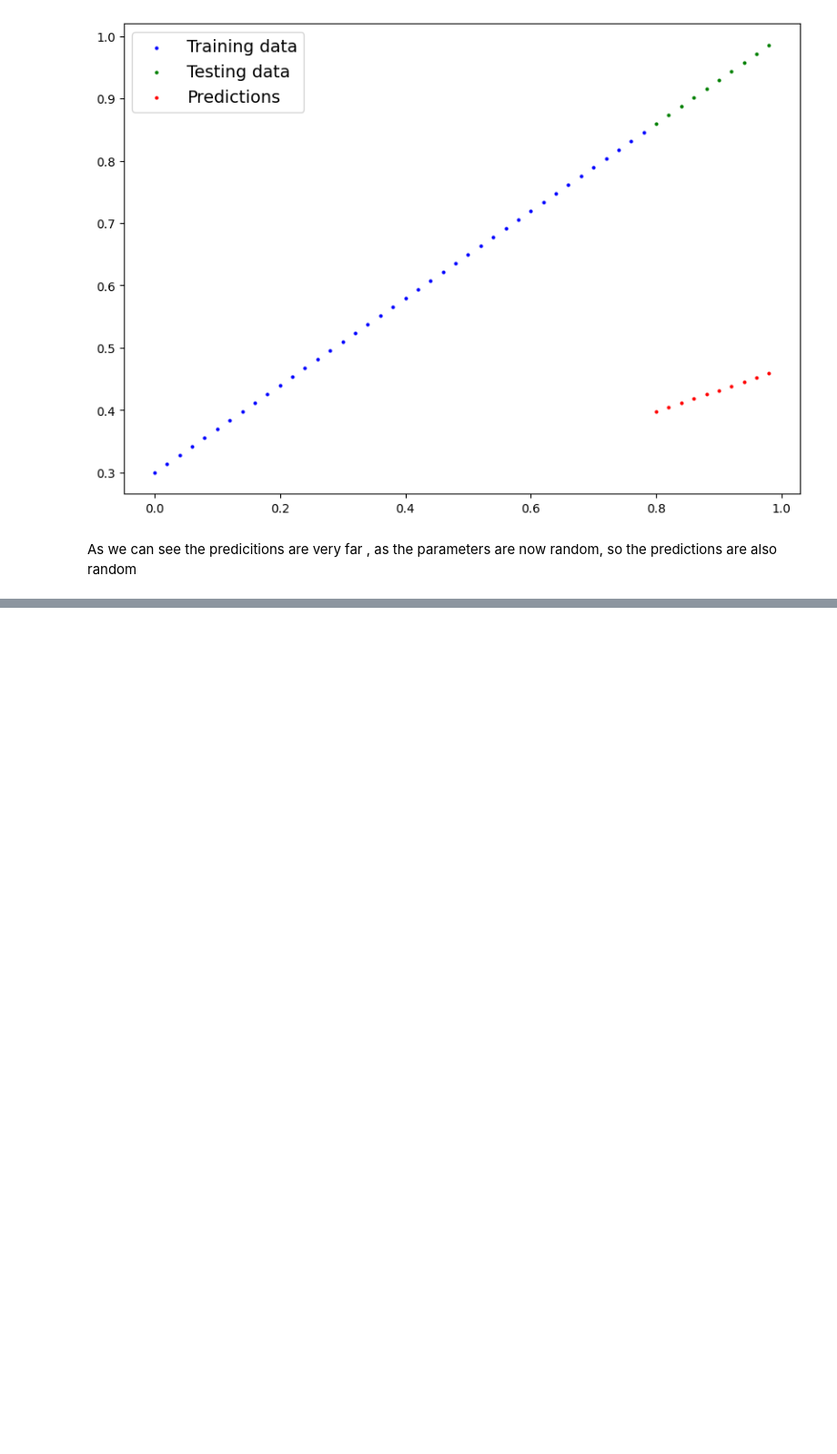
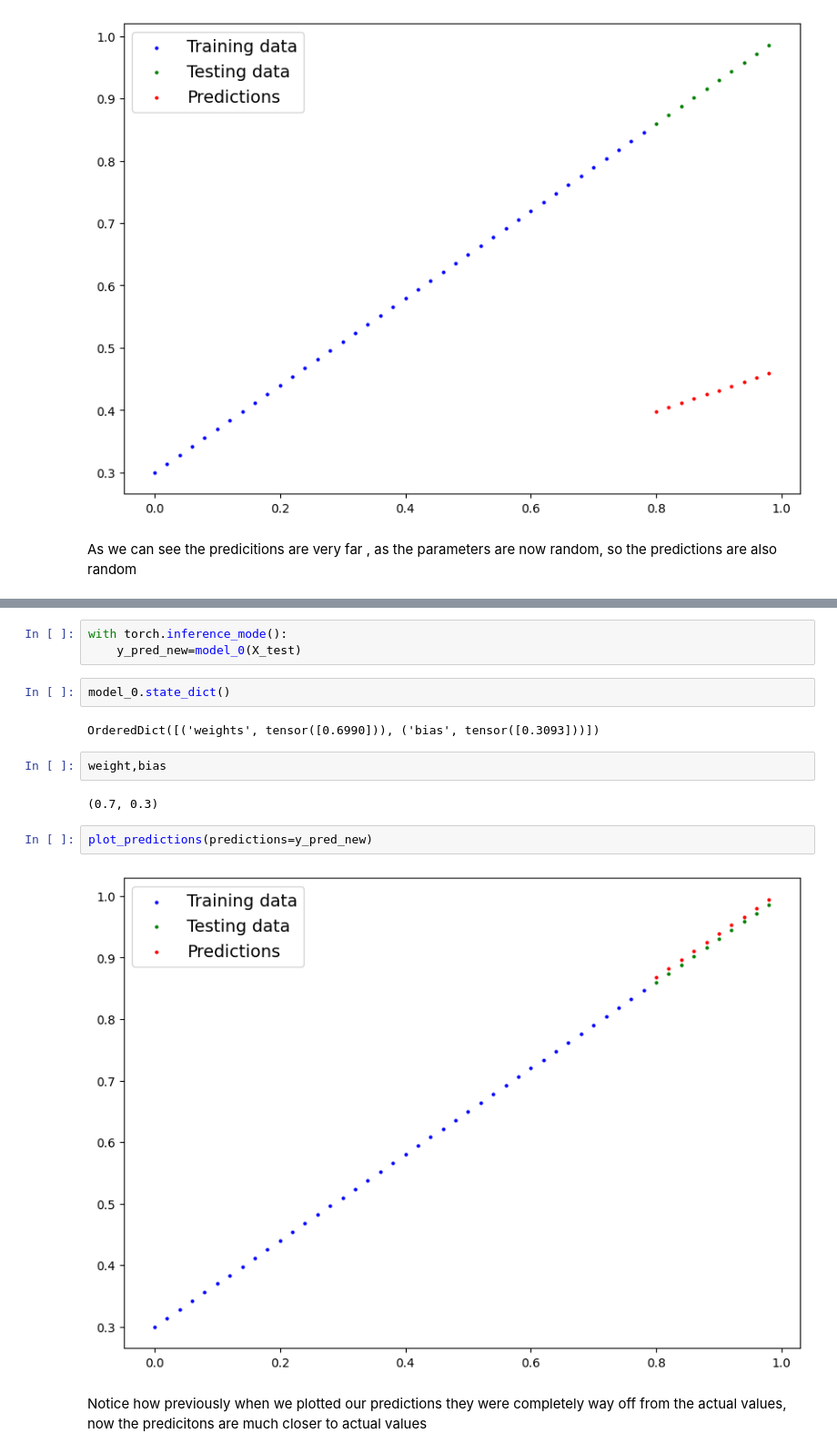
Before and after one commit to Shreiya-Muthuvelan/FreeCodeCamp-PyTorch-Course-Complete-Notebook-Set, a Jupyter notebook: 02_pytorch_workflow/1. Building a Model.ipynb, the cells around one changed output, grey strips where cells are left out. Shown: that part at 91% size. Cells and saved outputs as stored; diff of their text form; blank space fills up the shorter version.

```diff
--- a/02_pytorch_workflow/1. Building a Model.ipynb
+++ b/02_pytorch_workflow/1. Building a Model.ipynb
@@ -220,0 +364,17 @@ optimizer=torch.optim.SGD(params=model_0.parameters(),lr=0.01)  # stochastic gra
+# %%
+with torch.inference_mode():
+    y_pred_new=model_0(X_test)
+# %%
+model_0.state_dict()
+# %% [output]
+OrderedDict([('weights', tensor([0.6990])), ('bias', tensor([0.3093]))])
+# %%
+weight,bias
+# %% [output]
+(0.7, 0.3)
+# %%
+plot_predictions(predictions=y_pred_new)
+# %% [output]
+[figure, added]
+# %% [markdown]
+Notice how previously when we plotted our predictions they were completely way off from the actual values, now the predicitons are much closer to actual values
```
Also changed, not shown: parts of 19 cells of this notebook.
